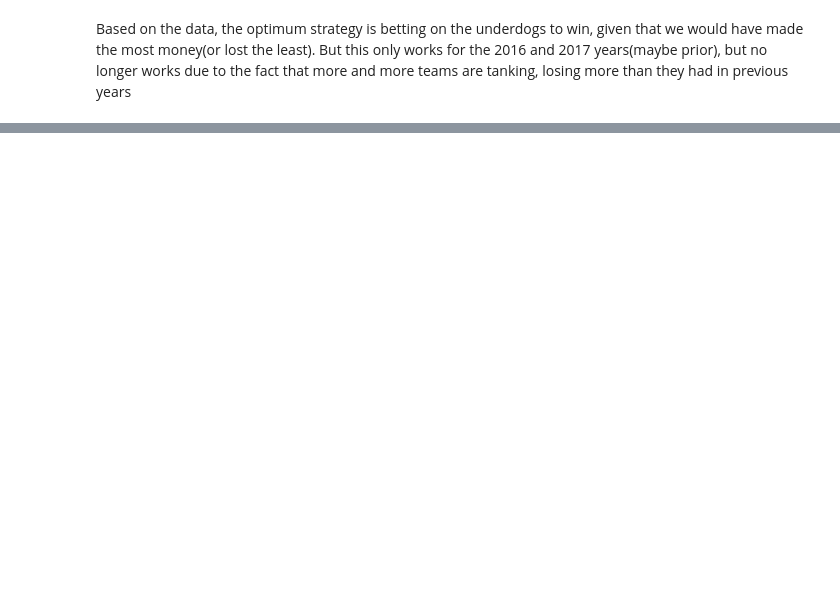
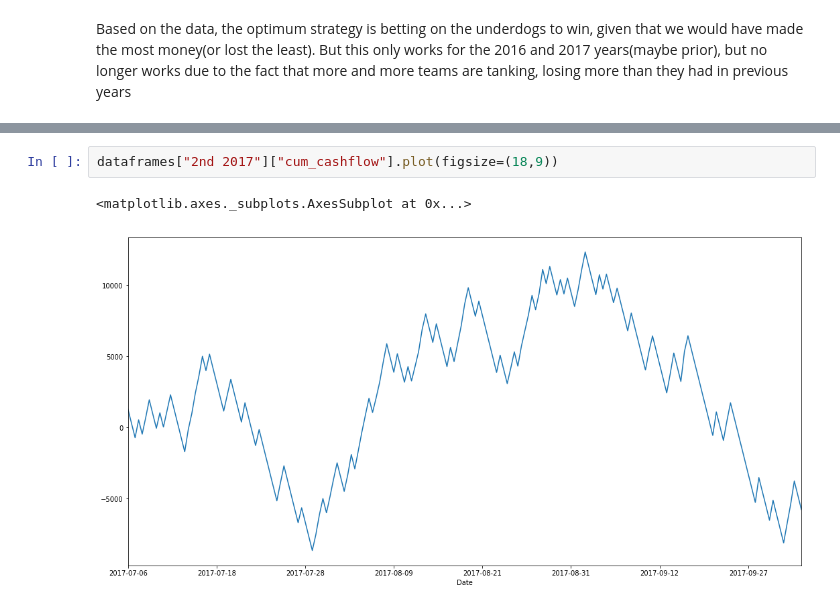
Before and after one commit to JTMachen/Baseball_Game_Predictor, a Jupyter notebook: Betting_Function/Betting_Function.ipynb, the cells around one changed output, grey strips where cells are left out. Drawn from its saved outputs; the diff is of its cells as text; blank space fills up the shorter version.

```diff
--- a/Betting_Function/Betting_Function.ipynb
+++ b/Betting_Function/Betting_Function.ipynb
@@ -148,0 +177,5 @@ Based on the data, the optimum strategy is betting on the underdogs to win, give
+# %%
+dataframes["2nd 2017"]["cum_cashflow"].plot(figsize=(18,9))
+# %% [output]
+<matplotlib.axes._subplots.AxesSubplot at 0x...>
+[figure, added]
```
Also changed, not shown: parts of 11 cells of this notebook, 1 other file.
